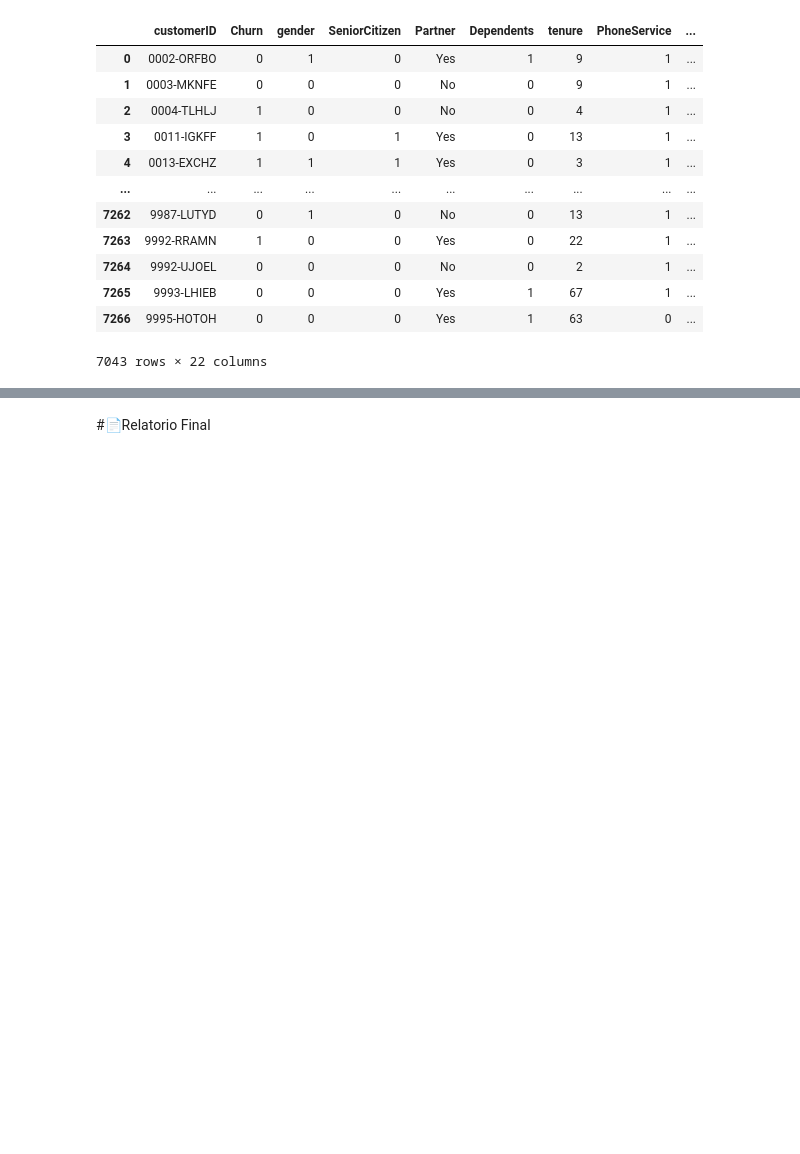
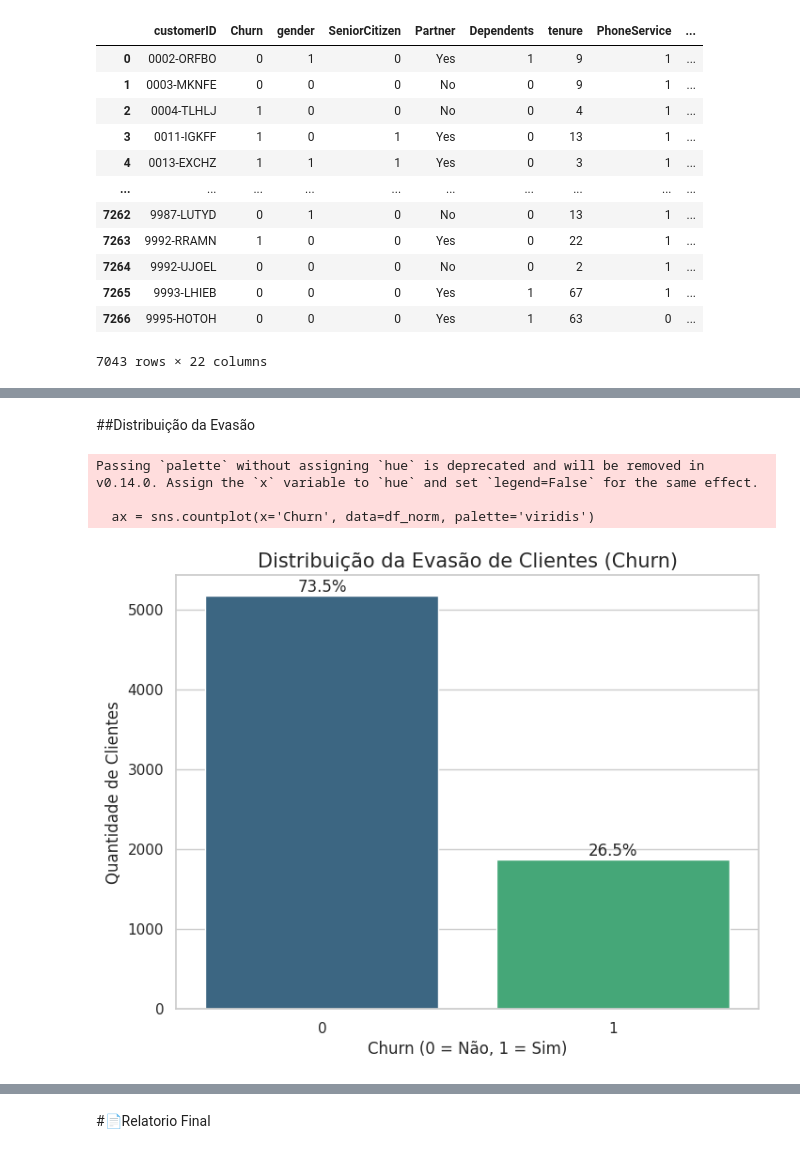
Before and after one commit to givasSI/Telecom_X, a Jupyter notebook: TelecomX_BR.ipynb, the cells around one changed output, grey strips where cells are left out. Saved outputs shown, nothing was run; the diff lists cells and outputs as text; code cells hidden in the pictures; blank space fills up the shorter version.

```diff
--- a/TelecomX_BR.ipynb
+++ b/TelecomX_BR.ipynb
@@ -299,6 +301,7 @@ df_norm['Dependents'] = df_norm['Dependents'].map(Mapping)
 df_norm['PhoneService'] = df_norm['PhoneService'].map(Mapping)
 df_norm['PaperlessBilling'] = df_norm['PaperlessBilling'].map(Mapping)
 df_norm['gender'] = df_norm['gender'].map({'Female': 1, 'Male': 0})
+df_norm['Contract'] = df_norm['Contract'].map({'One year':1, 'Month-to-month': 2, 'Two year': 3})
 # %%
 #Substitui strings que são apenas espaços (ou vazias) por NaN em todo o DataFrame
 df_norm = df_norm.replace(r'^\s*$', np.nan, regex=True)
@@ -343,0 +400,26 @@ df_norm
+# %% [markdown]
+##Distribuição da Evasão
+# %%
+# Configurando o estilo do gráfico
+sns.set_theme(style="whitegrid")
+
+plt.figure(figsize=(8, 6))
+ax = sns.countplot(x='Churn', data=df_norm, palette='viridis')
+
+plt.title('Distribuição da Evasão de Clientes (Churn)', fontsize=15)
+plt.xlabel('Churn (0 = Não, 1 = Sim)', fontsize=12)
+plt.ylabel('Quantidade de Clientes', fontsize=12)
+
+total = len(df_norm)
+for p in ax.patches:
+    percentage = f'{100 * p.get_height() / total:.1f}%'
+    x = p.get_x() + p.get_width() / 2
+    y = p.get_height()
+    ax.annotate(percentage, (x, y), ha='center', va='bottom', fontsize=12)
+
+plt.show()
+# %% [output]
+Passing `palette` without assigning `hue` is deprecated and will be removed in v0.14.0. Assign the `x` variable to `hue` and set `legend=False` for the same effect.
+
+  ax = sns.countplot(x='Churn', data=df_norm, palette='viridis')
+[figure, added]
```
Also changed, not shown: parts of 30 cells of this notebook.
